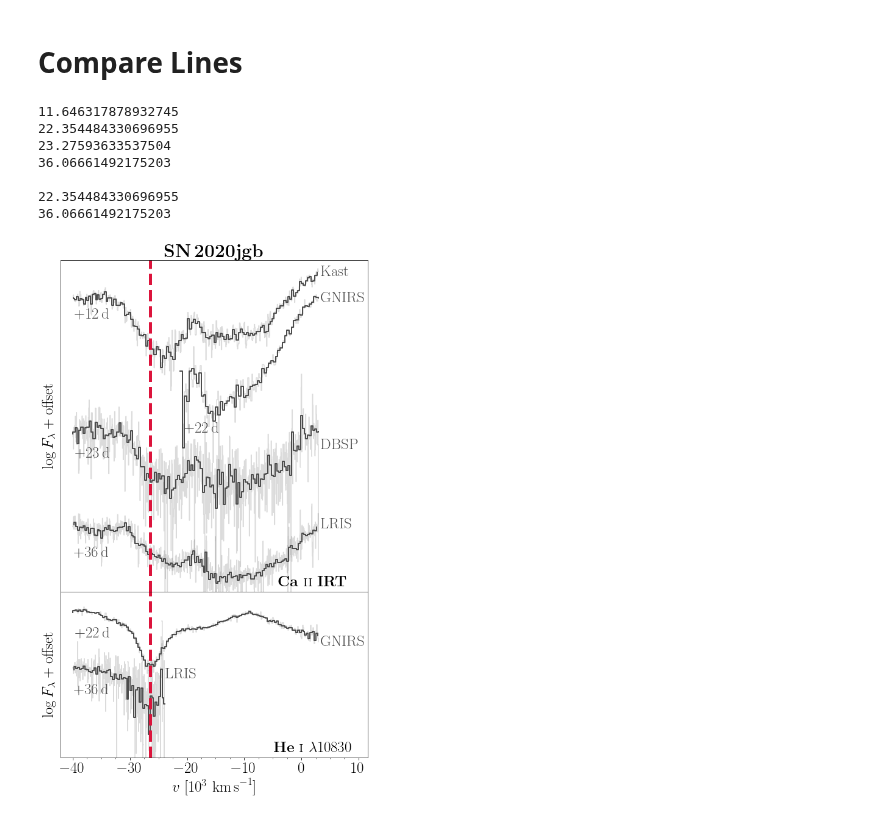
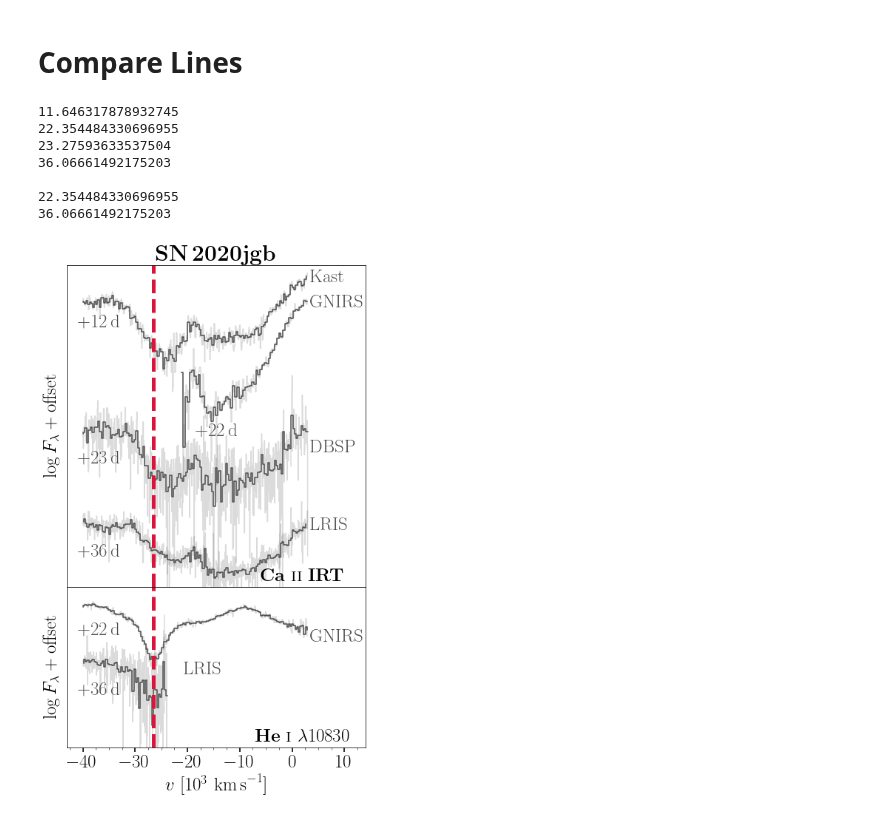
Before and after one commit to slowdivePTG/SN2020jgb, a Jupyter notebook: rv/SN2020jgb/CaII_HeI_hvf.ipynb, the cells around one changed output. Saved outputs shown, nothing was run; the diff lists cells and outputs as text; code cells hidden in the pictures.

Commit message:
Paper: figure sizes

```diff
--- a/rv/SN2020jgb/CaII_HeI_hvf.ipynb
+++ b/rv/SN2020jgb/CaII_HeI_hvf.ipynb
@@ -6,36 +9,21 @@ import matplotlib.pyplot as plt
 from matplotlib.ticker import MultipleLocator
 import numpy as np
 import pandas as pd
+import matplotlib as mpl
 
 import sys
 sys.path.append('../../tools')
 from dust_extinction import calALambda
 from data_binning import data_binning
+from visual import rcparams_format
+
+rcparams_format(mpl.rcParams)
 
 z = 0.0307
 t_max = 2458986.91
 t_max_mjd = t_max - 2400000.5
 ebv = 0.404
 rv = 3.1
-# %%
-import matplotlib as mpl
-mpl.rcParams['text.usetex'] = True
-mpl.rcParams['font.size'] = '25'
-mpl.rcParams['xtick.labelsize'] = '25'
-mpl.rcParams['ytick.labelsize'] = '25'
-
-color_map = {
-    'cyan': '#66c2a5',
-    'orange': '#ff7f00',
-    'blue': '#8da0cb',
-    'purple': '#7570b3',
-    'pink': '#fccde5',
-    'green': '#33a02c',
-    'yellow': '#ffd92f',
-    'brown': '#e5c494',
-    'magenta': '#f1598a',
-    'grey': '0.3'
-}
 # %%
 import glob
 
@@ -152,27 +140,27 @@ def compare_lines(spec_files,
                 np.log10(fl_bin[(vel_rf_bin < vmin) & (vel_rf_bin > vmax)] /
                          norm_fac) - spec_num * h,
                 color=col[spec_num],
-                linewidth=2)
+                linewidth=1.5)
         ax.plot(vel_rf[(vel_rf < vmin) & (vel_rf > vmax)] / 1000,
                 np.log10(fl[(vel_rf < vmin) & (vel_rf > vmax)] / norm_fac) -
                 spec_num * h,
                 alpha=0.2,
                 color=col[spec_num])
-        vm = vel_rf[(vel_rf < vmin) & (vel_rf > vmax)][-1]
+        vmin_data = vel_rf[(vel_rf < vmin) & (vel_rf > vmax)][-1]
+        vmax_data = vel_rf[(vel_rf < vmin) & (vel_rf > vmax)][0]
         arg = np.abs(vel_rf_bin - vmin + (vmin - vmax) * 0.8) < 5000
-        argm = np.argmin(np.abs(vel_rf_bin - vmax))
         if arg.sum() == 0:
             arg = [3, 4]
-        ax.text(vel_rf_bin[argm + 3] / 1000,
+        ax.text((vmax_data + (vmax_data - vmax) * 0.2 - 1000) / 1000,
                 np.log10(np.median(fl_bin[arg]) / norm_fac) -
-                spec_num * h * 1.05 - 0.02,
+                (spec_num + 0.2) * h,
                 label,
                 color=col[spec_num],
                 va='top',
                 ha='left')
-        ax.text((vm + (vm - vmax) * 0.01) / 1000,
+        ax.text((vmin_data - (vmin_data - vmin) * 0.1 + 500) / 1000,
                 np.log10(fl[np.argmin(np.abs(vel_rf - vmin))] / norm_fac) -
-                spec_num * h,
+                (spec_num + 0.05) * h,
                 '${}$'.format(instru[spec_num]),
                 color=col[spec_num],
                 va='center')
@@ -185,7 +173,7 @@ def compare_lines(spec_files,
     ax.set_xlabel('$v\ [10^3\ \mathrm{km\,s}^{-1}]$')
     #ax.set_yticks([])
 # %%
-fig = plt.figure(figsize=(10, 15))
+fig = plt.figure(figsize=(8, 12))
 gs = fig.add_gridspec(nrows=3,
                       ncols=3,
                       left=0.05,
@@ -224,34 +212,38 @@ compare_lines(spec_He_files,
               ax1,
               line=HeI,
               vmax=-40000,
               vmin=3000,
               phase_min=11,
               phase_max=37,
               norm_fac=1,
               bin_size=300,
               col=col_He,
               instru=instru_He)
 ax1.set_ylim(-1.2, 0.4)
 ax0.set_yticks([])
 ax1.set_yticks([])
 #ax1.text(2, -1.15, r'$\mathbf{He\ \textsc{i}\ \lambda 10830}$', ha='center')
 ax1.text(2, -1.15, r'$\mathbf{He\ \textsc{i}}\ \mathrm{\lambda 10830}$', ha='center')
 
 ax0.axvline(-26.5, color='crimson', linestyle='--', linewidth=5)
 ax1.axvline(-26.5, color='crimson', linestyle='--', linewidth=5)
 ax1.xaxis.set_minor_locator(MultipleLocator(2.5))
+ax1.xaxis.set_major_locator(MultipleLocator(10))
+
+ax0.set_xlim(-43, 14)
+ax1.set_xlim(-43, 14)
 
 ax0.set_title('$\mathbf{SN\,2020jgb}$')
 plt.savefig('CaII_HeI_hvf.pdf', bbox_inches='tight')
 # %% [output]
 11.646317878932745
 22.354484330696955
 23.27593633537504
 36.06661492175203
 
 22.354484330696955
 36.06661492175203
-[figure, old version]
+[figure, new version]
 # %%
 fig = plt.figure(figsize=(10, 12))
 gs = fig.add_gridspec(nrows=3,
```
Also changed, not shown: parts of 2 cells of this notebook, 13 other files.
